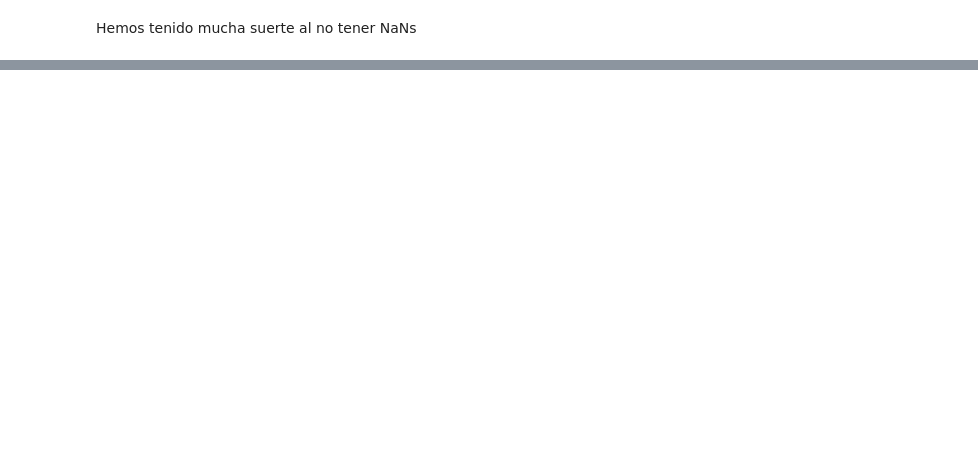
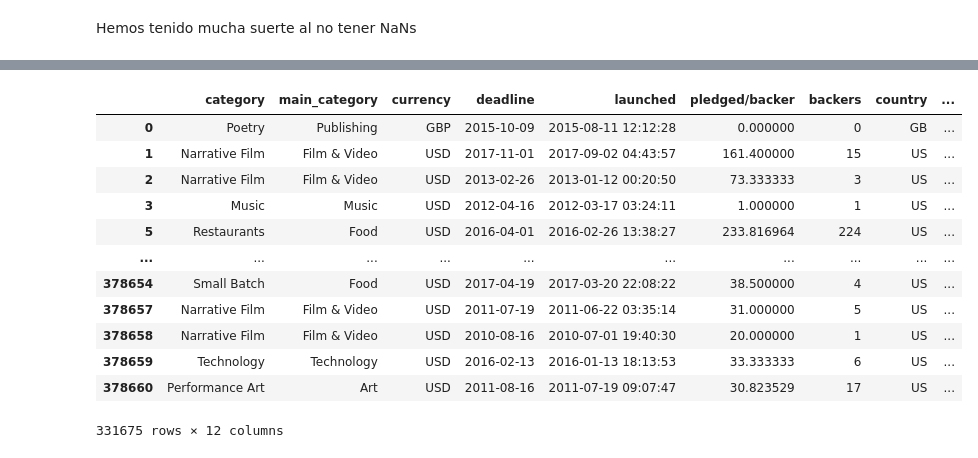
Before and after one commit to jaesmoris/Kickstarter_projects_kaggle, a Jupyter notebook: Kickstarter_projects.ipynb, the cells around one changed output, grey strips where cells are left out. Drawn from its saved outputs; the diff is of its cells as text; code cells hidden in the pictures; blank space fills up the shorter version.

```diff
--- a/Kickstarter_projects.ipynb
+++ b/Kickstarter_projects.ipynb
@@ -53,0 +180,16 @@ Hemos tenido mucha suerte al no tener NaNs
+# %%
+df
+# %% [output]
+|  | category | main_category | currency | deadline | launched | pledged/backer | backers | country | ... |
+| 0 | Poetry | Publishing | GBP | 2015-10-09 | 2015-08-11 12:12:28 | 0.000000 | 0 | GB | ... |
+| 1 | Narrative Film | Film & Video | USD | 2017-11-01 | 2017-09-02 04:43:57 | 161.400000 | 15 | US | ... |
+| 2 | Narrative Film | Film & Video | USD | 2013-02-26 | 2013-01-12 00:20:50 | 73.333333 | 3 | US | ... |
+| 3 | Music | Music | USD | 2012-04-16 | 2012-03-17 03:24:11 | 1.000000 | 1 | US | ... |
+| 5 | Restaurants | Food | USD | 2016-04-01 | 2016-02-26 13:38:27 | 233.816964 | 224 | US | ... |
+| ... | ... | ... | ... | ... | ... | ... | ... | ... | ... |
+| 378654 | Small Batch | Food | USD | 2017-04-19 | 2017-03-20 22:08:22 | 38.500000 | 4 | US | ... |
+| 378657 | Narrative Film | Film & Video | USD | 2011-07-19 | 2011-06-22 03:35:14 | 31.000000 | 5 | US | ... |
+| 378658 | Narrative Film | Film & Video | USD | 2010-08-16 | 2010-07-01 19:40:30 | 20.000000 | 1 | US | ... |
+| 378659 | Technology | Technology | USD | 2016-02-13 | 2016-01-13 18:13:53 | 33.333333 | 6 | US | ... |
+| 378660 | Performance Art | Art | USD | 2011-08-16 | 2011-07-19 09:07:47 | 30.823529 | 17 | US | ... |
+331675 rows × 12 columns
```
Also changed, not shown: parts of 16 cells of this notebook.
